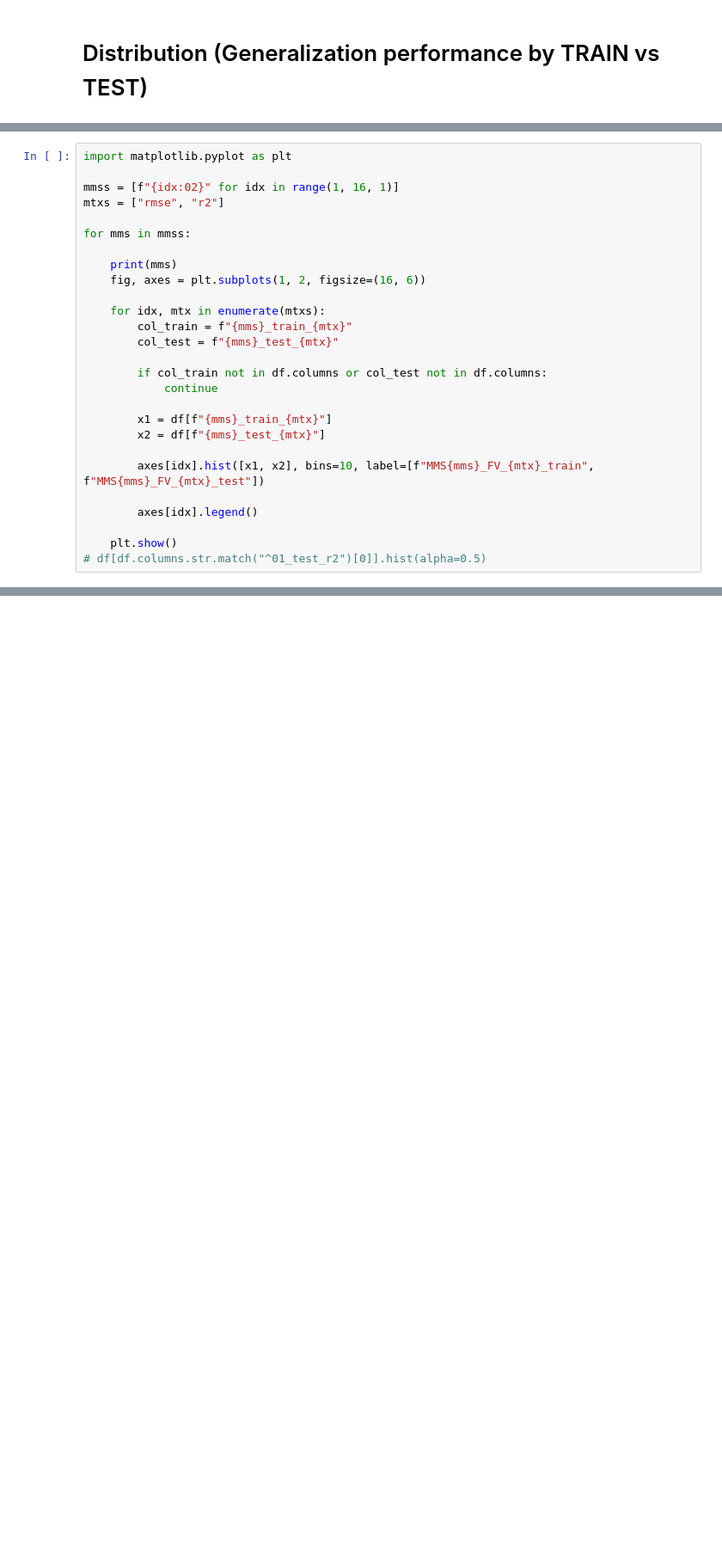
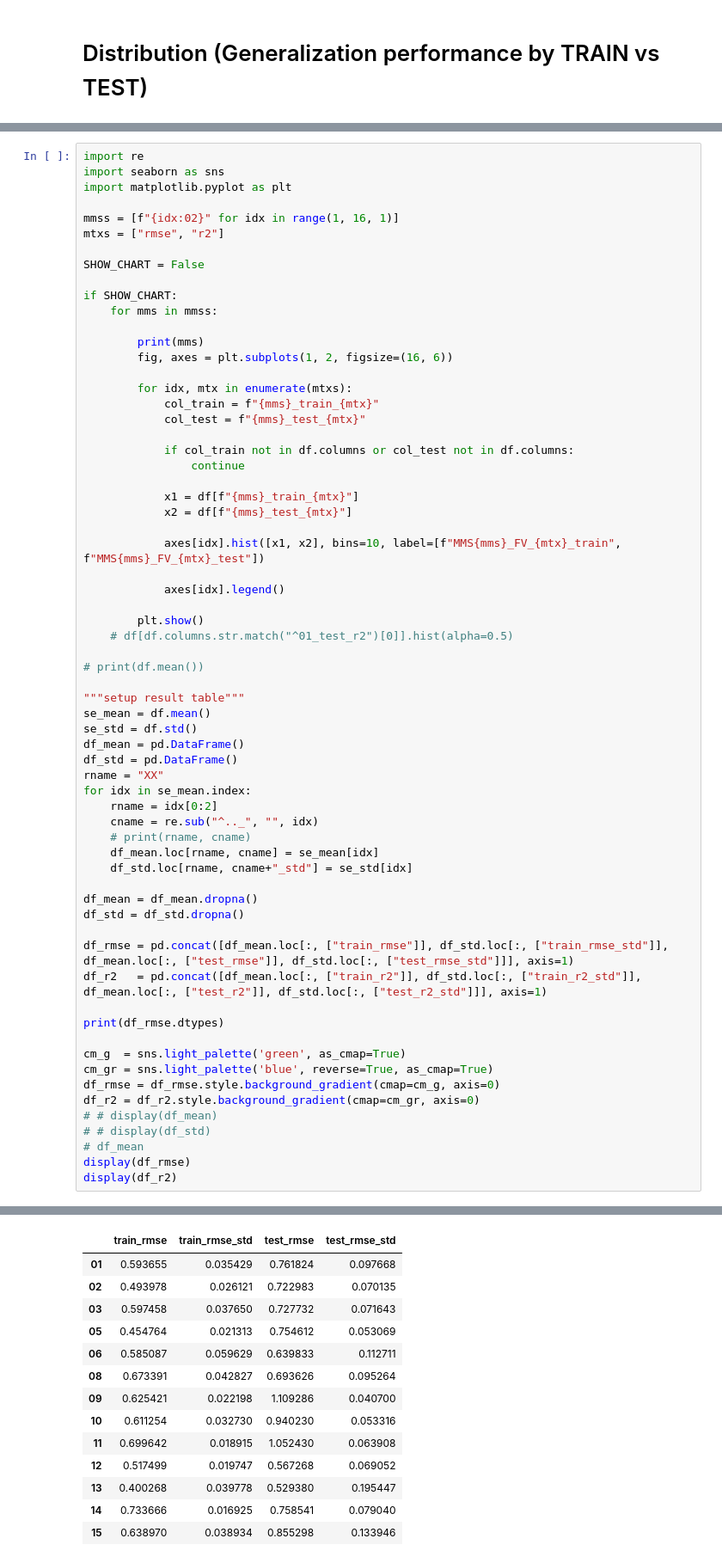
Before and after one commit to raku68/FIGP, a Jupyter notebook: notebooks/view_results.ipynb, the cells around one changed output, grey strips where cells are left out. Shown at 86% size. Drawn from its saved outputs; the diff is of its cells as text; blank space fills up the shorter version.

```diff
--- a/notebooks/view_results.ipynb
+++ b/notebooks/view_results.ipynb
@@ -18,29 +18,68 @@ with open("../scripts/RUN_221213_DIST/res.txt") as f:
         df.loc[:, col_rmse] = pd.Series([val[0] for val in vals])
         df.loc[:, col_r2] = pd.Series([val[1] for val in vals])
 # %%
+import re
+import seaborn as sns
 import matplotlib.pyplot as plt
 
 mmss = [f"{idx:02}" for idx in range(1, 16, 1)]
 mtxs = ["rmse", "r2"]
 
-for mms in mmss:
+SHOW_CHART = False
 
-    print(mms)
-    fig, axes = plt.subplots(1, 2, figsize=(16, 6))
+if SHOW_CHART:
+    for mms in mmss:
 
-    for idx, mtx in enumerate(mtxs):
-        col_train = f"{mms}_train_{mtx}"
-        col_test = f"{mms}_test_{mtx}"
+        print(mms)
+        fig, axes = plt.subplots(1, 2, figsize=(16, 6))
 
-        if col_train not in df.columns or col_test not in df.columns:
-            continue
+        for idx, mtx in enumerate(mtxs):
+            col_train = f"{mms}_train_{mtx}"
+            col_test = f"{mms}_test_{mtx}"
 
-        x1 = df[f"{mms}_train_{mtx}"]
-        x2 = df[f"{mms}_test_{mtx}"]
+            if col_train not in df.columns or col_test not in df.columns:
+                continue
 
-        axes[idx].hist([x1, x2], bins=10, label=[f"MMS{mms}_FV_{mtx}_train", f"MMS{mms}_FV_{mtx}_test"])
+            x1 = df[f"{mms}_train_{mtx}"]
+            x2 = df[f"{mms}_test_{mtx}"]
 
-        axes[idx].legend()
+            axes[idx].hist([x1, x2], bins=10, label=[f"MMS{mms}_FV_{mtx}_train", f"MMS{mms}_FV_{mtx}_test"])
 
-    plt.show()
-# df[df.columns.str.match("^01_test_r2")[0]].hist(alpha=0.5)
+            axes[idx].legend()
+
+        plt.show()
+    # df[df.columns.str.match("^01_test_r2")[0]].hist(alpha=0.5)
+
+# print(df.mean())
+
+"""setup result table"""
+se_mean = df.mean()
+se_std = df.std()
+df_mean = pd.DataFrame()
+df_std = pd.DataFrame()
+rname = "XX"
+for idx in se_mean.index:
+    rname = idx[0:2]
+    cname = re.sub("^.._", "", idx)
+    # print(rname, cname)
+    df_mean.loc[rname, cname] = se_mean[idx]
+    df_std.loc[rname, cname+"_std"] = se_std[idx]
+
+df_mean = df_mean.dropna()
+df_std = df_std.dropna()
+
+df_rmse = pd.concat([df_mean.loc[:, ["train_rmse"]], df_std.loc[:, ["train_rmse_std"]], df_mean.loc[:, ["test_rmse"]], df_std.loc[:, ["test_rmse_std"]]], axis=1)
+df_r2   = pd.concat([df_mean.loc[:, ["train_r2"]], df_std.loc[:, ["train_r2_std"]], df_mean.loc[:, ["test_r2"]], df_std.loc[:, ["test_r2_std"]]], axis=1)
+
+print(df_rmse.dtypes)
+
+cm_g  = sns.light_palette('green', as_cmap=True)
+cm_gr = sns.light_palette('blue', reverse=True, as_cmap=True)
+df_rmse = df_rmse.style.background_gradient(cmap=cm_g, axis=0)
+df_r2 = df_r2.style.background_gradient(cmap=cm_gr, axis=0)
+# # display(df_mean)
+# # display(df_std)
+# df_mean
+display(df_rmse)
+display(df_r2)
+# %% [output]
@@ -46,0 +91,14 @@ for mms in mmss:
+|  | train_rmse | train_rmse_std | test_rmse | test_rmse_std |
+| 01 | 0.593655 | 0.035429 | 0.761824 | 0.097668 |
+| 02 | 0.493978 | 0.026121 | 0.722983 | 0.070135 |
+| 03 | 0.597458 | 0.037650 | 0.727732 | 0.071643 |
+| 05 | 0.454764 | 0.021313 | 0.754612 | 0.053069 |
+| 06 | 0.585087 | 0.059629 | 0.639833 | 0.112711 |
+| 08 | 0.673391 | 0.042827 | 0.693626 | 0.095264 |
+| 09 | 0.625421 | 0.022198 | 1.109286 | 0.040700 |
+| 10 | 0.611254 | 0.032730 | 0.940230 | 0.053316 |
+| 11 | 0.699642 | 0.018915 | 1.052430 | 0.063908 |
+| 12 | 0.517499 | 0.019747 | 0.567268 | 0.069052 |
+| 13 | 0.400268 | 0.039778 | 0.529380 | 0.195447 |
+| 14 | 0.733666 | 0.016925 | 0.758541 | 0.079040 |
+| 15 | 0.638970 | 0.038934 | 0.855298 | 0.133946 |
```
Also changed, not shown: parts of 16 cells of this notebook, 5 other files.
